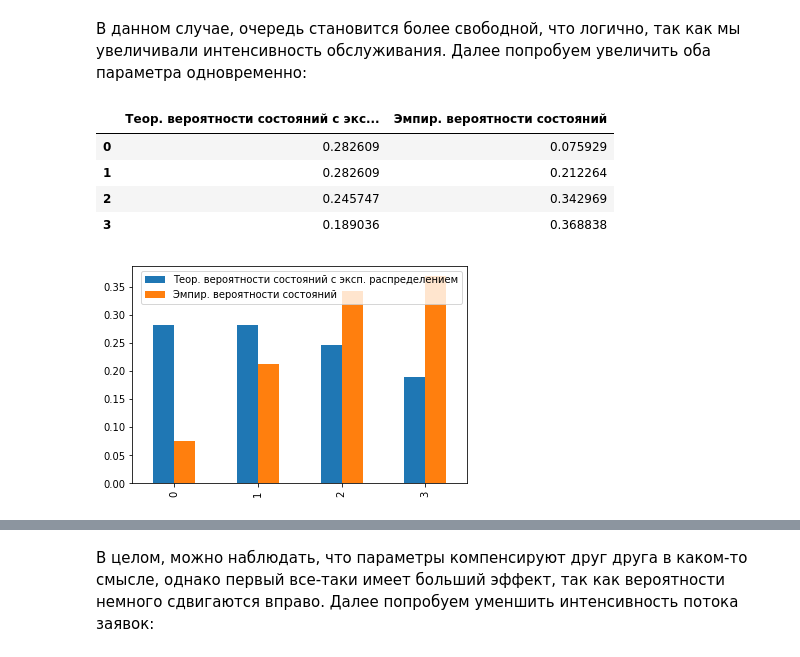
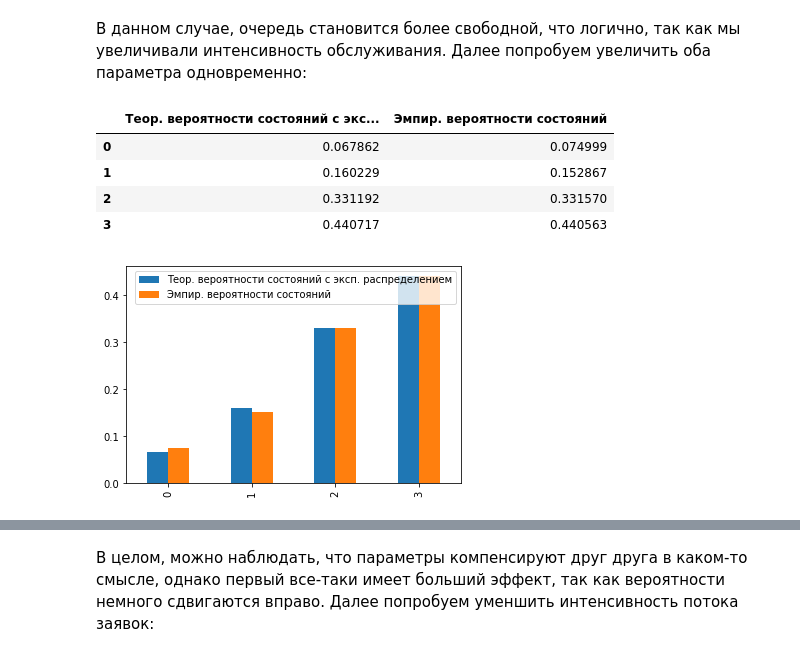
Before and after one commit to Qwertenx/mmod-labs, a Jupyter notebook: lab3_mmod.ipynb, the cells around one changed output, grey strips where cells are left out. Drawn from its saved outputs; the diff is of its cells as text; code cells hidden in the pictures.

```diff
--- a/lab3_mmod.ipynb
+++ b/lab3_mmod.ipynb
@@ -308,18 +277,15 @@ sim.full_compare()
 # %% [markdown]
 В данном случае, очередь становится более свободной, что логично, так как мы увеличивали интенсивность обслуживания. Далее попробуем увеличить оба параметра одновременно:
 # %%
-sim = Simulator(channels_cnt=1,
-              queue_size=2,
-              rq_intensity=1/3,
+sim = Simulator(rq_intensity=1/3,
               service_shape=2,
-              service_intensity=1/3,
-              leave_intensity=1/20)
+              service_intensity=1/2.5)
 sim.full_compare()
 # %% [output]
 |  | Теор. вероятности состояний с экс... | Эмпир. вероятности состояний |
-| 0 | 0.282609 | 0.075929 |
-| 1 | 0.282609 | 0.212264 |
-| 2 | 0.245747 | 0.342969 |
-| 3 | 0.189036 | 0.368838 |
+| 0 | 0.067862 | 0.074999 |
+| 1 | 0.160229 | 0.152867 |
+| 2 | 0.331192 | 0.331570 |
+| 3 | 0.440717 | 0.440563 |
-[figure, old version]
+[figure, new version]
 |  | Теор. показатели с эксп. распреде... | Эмп. показатели |
```
Also changed, not shown: parts of 13 cells of this notebook.
